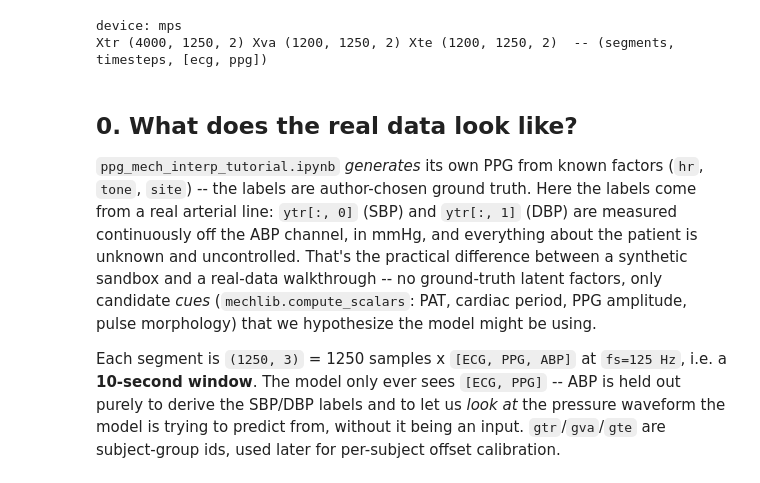
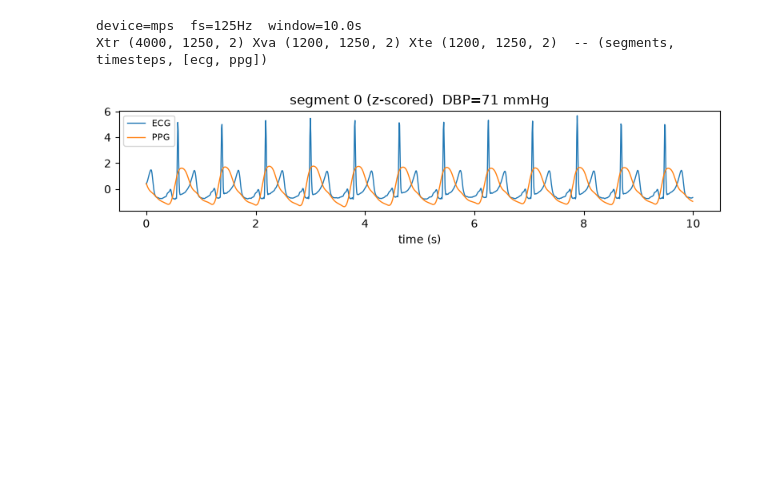
Before and after one commit to masonkadem/mechdemo, a Jupyter notebook: notebooks/real_transformer_shortcut_walkthrough.ipynb, the cells around one changed output. Saved outputs shown, nothing was run; the diff lists cells and outputs as text; code cells hidden in the pictures; blank space fills up the shorter version.

```diff
--- a/notebooks/real_transformer_shortcut_walkthrough.ipynb
+++ b/notebooks/real_transformer_shortcut_walkthrough.ipynb
@@ -9,38 +8,28 @@ Audit focuses on dbp -- theory says diastole is most ptt-coupled.</cell id="2106
 # %%
 import numpy as np, torch, torch.nn as nn
 import matplotlib.pyplot as plt
-from sklearn.linear_model import Ridge
-from sklearn.metrics import r2_score
 import sys, os
 sys.path.insert(0, os.path.abspath(".."))
 import mechlib
 
 torch.manual_seed(0); np.random.seed(0)
-dev = torch.device("mps" if torch.backends.mps.is_available() else "cpu"); ECG, PPG = 0, 1
-SBP, DBP = 0, 1
-print("device:", dev)
+dev = torch.device("mps" if torch.backends.mps.is_available() else "cpu")
+ECG, PPG = 0, 1
 
 d = mechlib.load_mini("../data/vitaldb_mini.npz"); fs = int(d["fs"])
-Xtr = mechlib.normalize(d["Xtr"][:, :, [ECG, PPG]]); ytr = d["ytr"]
-Xva = mechlib.normalize(d["Xva"][:, :, [ECG, PPG]]); yva = d["yva"]
-Xte = mechlib.normalize(d["Xte"][:, :, [ECG, PPG]]); yte = d["yte"]
+Xtr = mechlib.normalize(d["Xtr"][:, :, [ECG, PPG]]); ytr = d["ytr"][:, 1]   # DBP only
+Xva = mechlib.normalize(d["Xva"][:, :, [ECG, PPG]]); yva = d["yva"][:, 1]
+Xte = mechlib.normalize(d["Xte"][:, :, [ECG, PPG]]); yte = d["yte"][:, 1]
 
+print(f"device={dev}  fs={fs}Hz  window={Xtr.shape[1]/fs:.1f}s")
 print("Xtr", Xtr.shape, "Xva", Xva.shape, "Xte", Xte.shape, " -- (segments, timesteps, [ecg, ppg])")
+
+t_axis = np.arange(Xtr.shape[1]) / fs
+plt.figure(figsize=(8, 2.2))
+plt.plot(t_axis, Xtr[0, :, ECG], lw=1, label="ECG"); plt.plot(t_axis, Xtr[0, :, PPG], lw=1, label="PPG")
+plt.title(f"segment 0 (z-scored)  DBP={ytr[0]:.0f} mmHg"); plt.xlabel("time (s)")
+plt.legend(fontsize=8); plt.tight_layout(); plt.show()
 # %% [output]
-device: mps
+device=mps  fs=125Hz  window=10.0s
 Xtr (4000, 1250, 2) Xva (1200, 1250, 2) Xte (1200, 1250, 2)  -- (segments, timesteps, [ecg, ppg])
+[figure, added]
-# %% [markdown]
-## 0. What does the real data look like?
-
-`ppg_mech_interp_tutorial.ipynb` *generates* its own PPG from known factors (`hr`, `tone`, `site`) --
-the labels are author-chosen ground truth. Here the labels come from a real arterial line: `ytr[:, 0]`
-(SBP) and `ytr[:, 1]` (DBP) are measured continuously off the ABP channel, in mmHg, and everything
-about the patient is unknown and uncontrolled. That's the practical difference between a synthetic
-sandbox and a real-data walkthrough -- no ground-truth latent factors, only candidate *cues*
-(`mechlib.compute_scalars`: PAT, cardiac period, PPG amplitude, pulse morphology) that we hypothesize
-the model might be using.
-
-Each segment is `(1250, 3)` = 1250 samples x `[ECG, PPG, ABP]` at `fs=125 Hz`, i.e. a **10-second window**.
-The model only ever sees `[ECG, PPG]` -- ABP is held out purely to derive the SBP/DBP labels and to let
-us *look at* the pressure waveform the model is trying to predict from, without it being an input.
-`gtr`/`gva`/`gte` are subject-group ids, used later for per-subject offset calibration.
```
Also changed, not shown: parts of 25 cells of this notebook, 2 other files.
